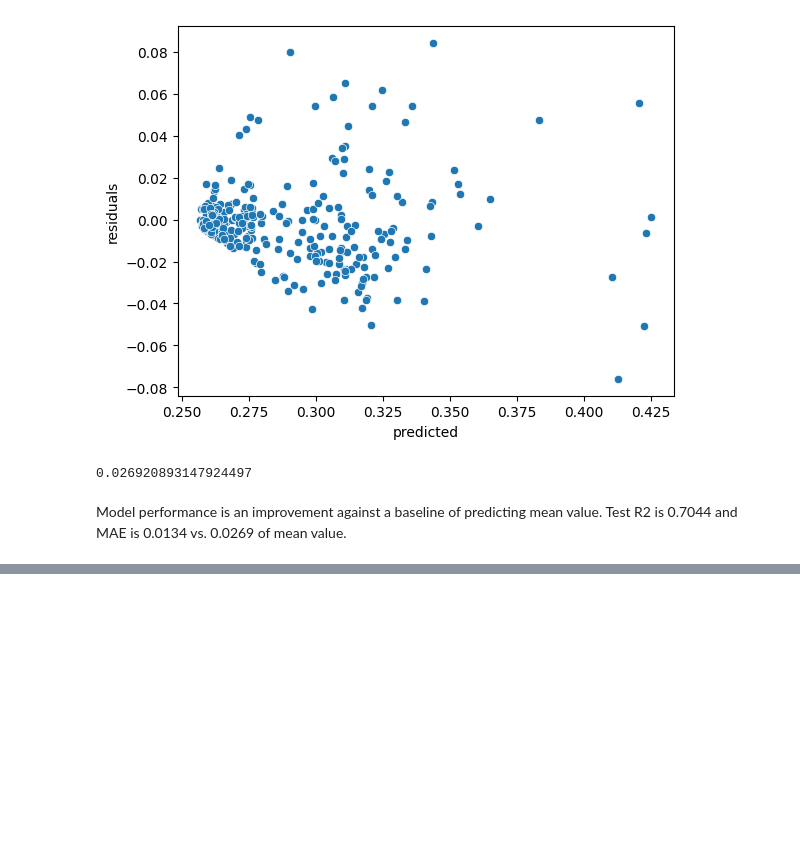
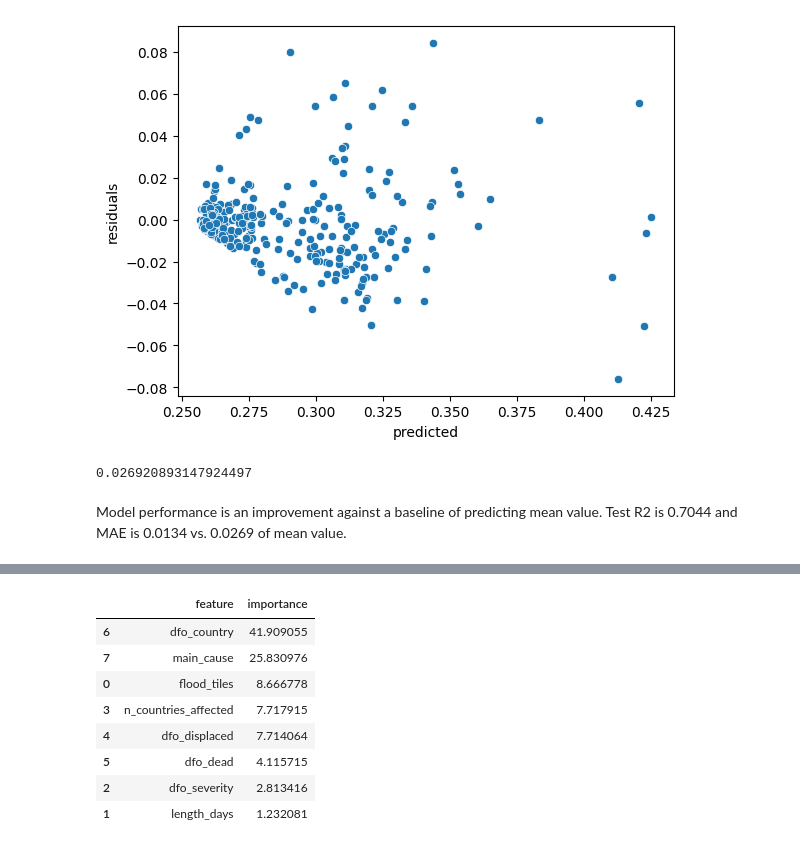
Before and after one commit to vkopo/flood, a Jupyter notebook: flood.ipynb, the cells around one changed output, grey strips where cells are left out. Saved outputs shown, nothing was run; the diff lists cells and outputs as text; code cells hidden in the pictures; blank space fills up the shorter version.

```diff
--- a/flood.ipynb
+++ b/flood.ipynb
@@ -447,0 +458,12 @@ Model performance is an improvement against a baseline of predicting mean value.
+# %%
+importances_df
+# %% [output]
+|  | feature | importance |
+| 6 | dfo_country | 41.909055 |
+| 7 | main_cause | 25.830976 |
+| 0 | flood_tiles | 8.666778 |
+| 3 | n_countries_affected | 7.717915 |
+| 4 | dfo_displaced | 7.714064 |
+| 5 | dfo_dead | 4.115715 |
+| 2 | dfo_severity | 2.813416 |
+| 1 | length_days | 1.232081 |
```
Also changed, not shown: parts of 2 cells of this notebook.
